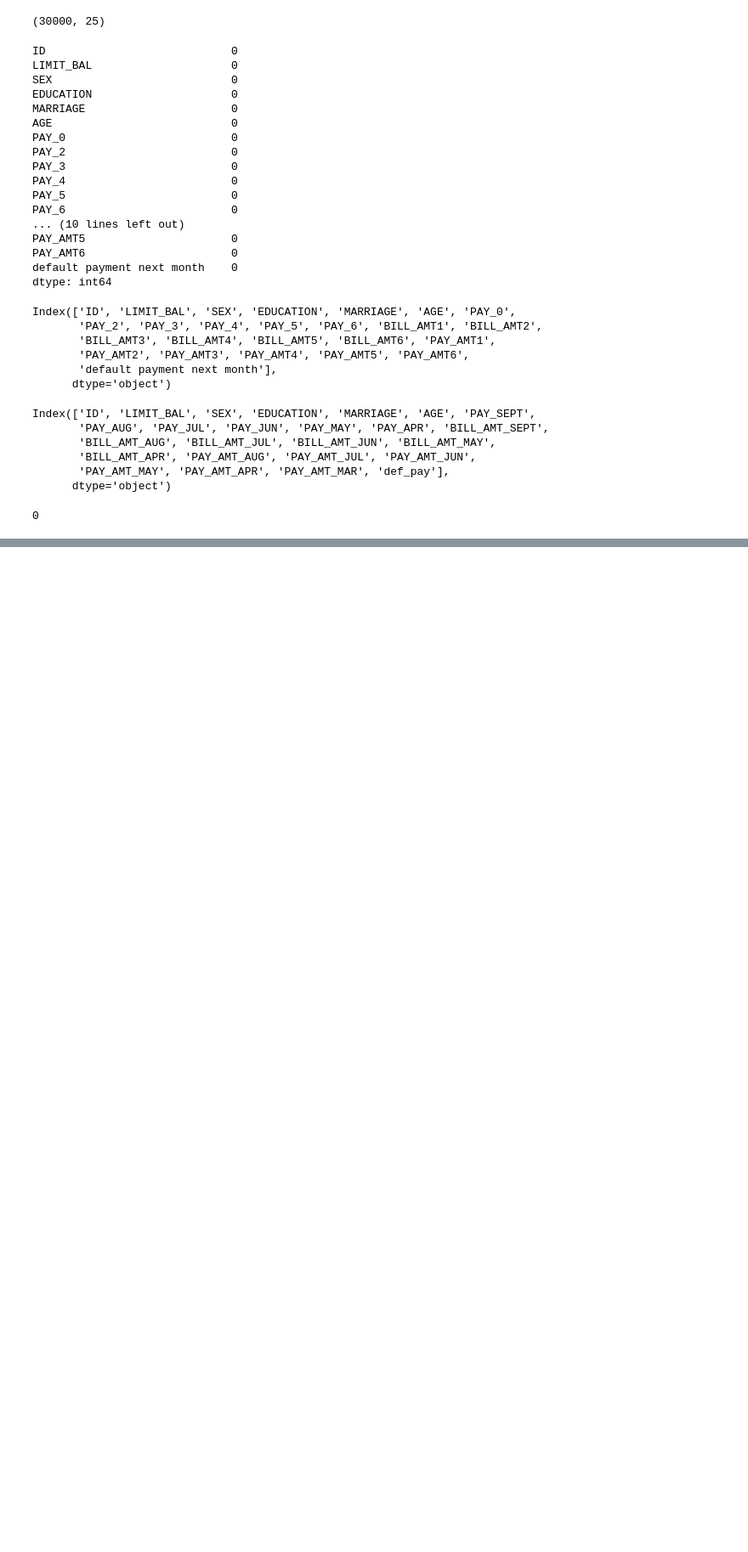
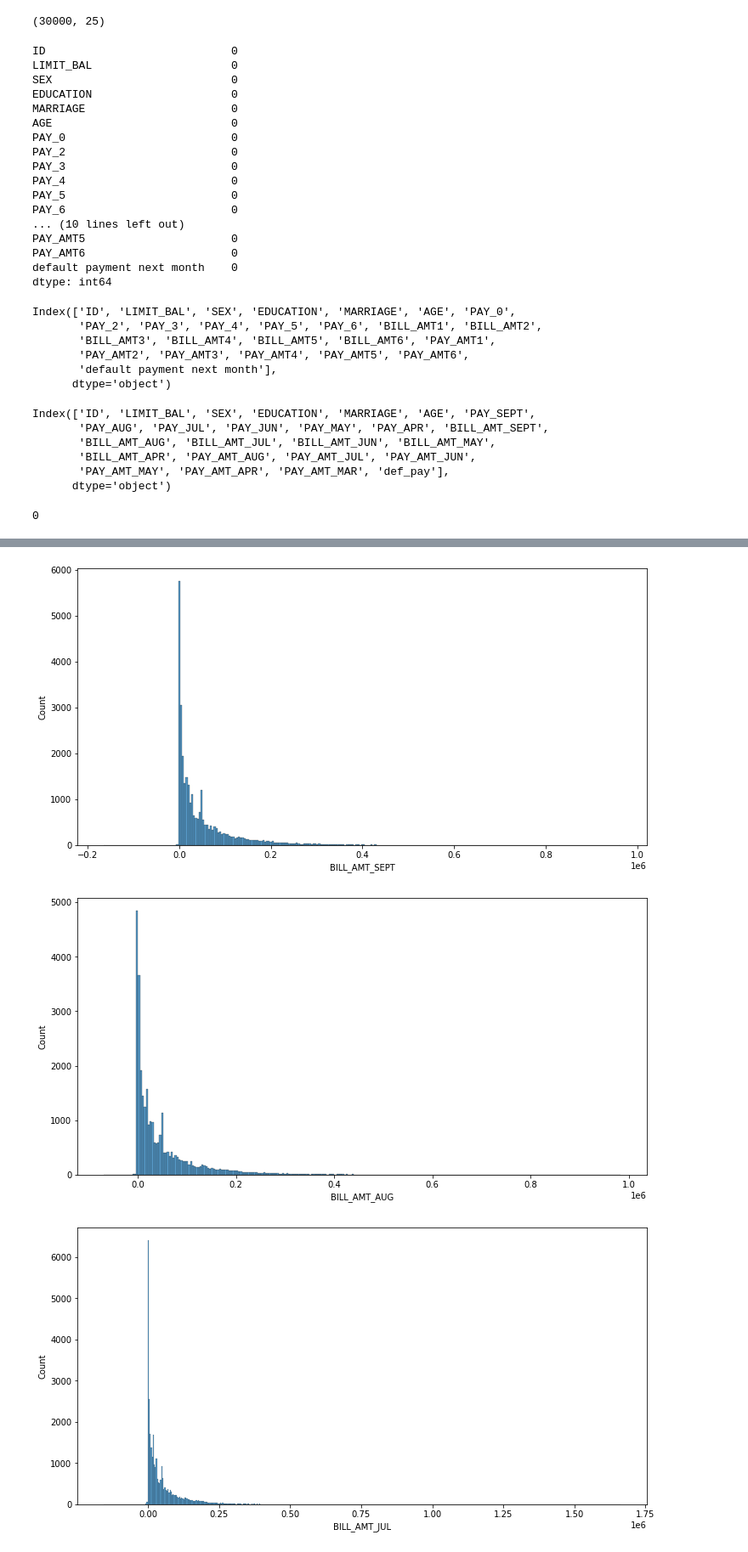
Before and after one commit to hetkothari/Credit-Card-Default-Prediction, a Jupyter notebook: Credit_Card_Default_Personal_Notebook.ipynb, the cells around one changed output, grey strips where cells are left out. Shown at 85% size. Drawn from its saved outputs; the diff is of its cells as text; code cells hidden in the pictures; blank space fills up the shorter version.

```diff
--- a/Credit_Card_Default_Personal_Notebook.ipynb
+++ b/Credit_Card_Default_Personal_Notebook.ipynb
@@ -91,3 +91,6 @@ Index(['ID', 'LIMIT_BAL', 'SEX', 'EDUCATION', 'MARRIAGE', 'AGE', 'PAY_SEPT',
 len(data[data.duplicated()])
 # %% [output]
 0
+# %%
+data = data.replace([-2],0)
+data.head()
@@ -93,0 +104,3 @@ len(data[data.duplicated()])
+# %%
+data["pay"]=data["PAY_SEPT"]+data["PAY_AUG"]+data["PAY_JUL"]+data["PAY_JUN"]+data["PAY_MAY"]+data["PAY_APR"]
+data["pay"].describe()
@@ -93,0 +117,12 @@ len(data[data.duplicated()])
+# %%
+list1 = ["BILL_AMT_SEPT",	"BILL_AMT_AUG"	,"BILL_AMT_JUL"	,"BILL_AMT_JUN"	,"BILL_AMT_MAY"	,"BILL_AMT_APR","PAY_AMT_AUG",'PAY_AMT_JUL',	'PAY_AMT_JUN'	,'PAY_AMT_MAY'	,'PAY_AMT_APR'	,'PAY_AMT_MAR']
+# %%
+for column in list1[:]:
+  fig= plt.figure(figsize=(12,6))
+  ax= fig.gca()
+  sns.histplot(data=data, x= column, ax= ax)
+plt.show()
+# %% [output]
+[figure, added]
+[figure, added]
+[figure, added]
```
Also changed, not shown: parts of 9 cells of this notebook.
